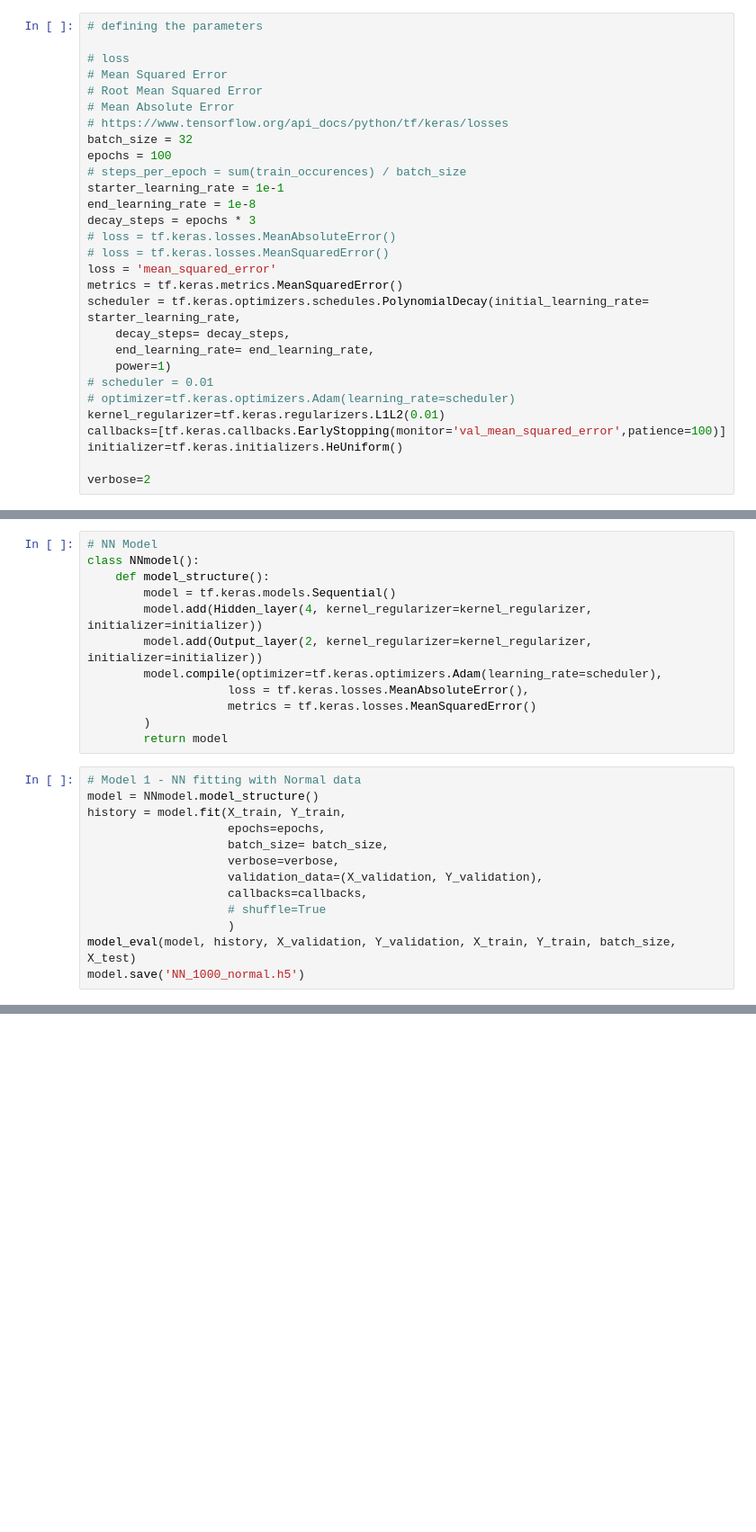
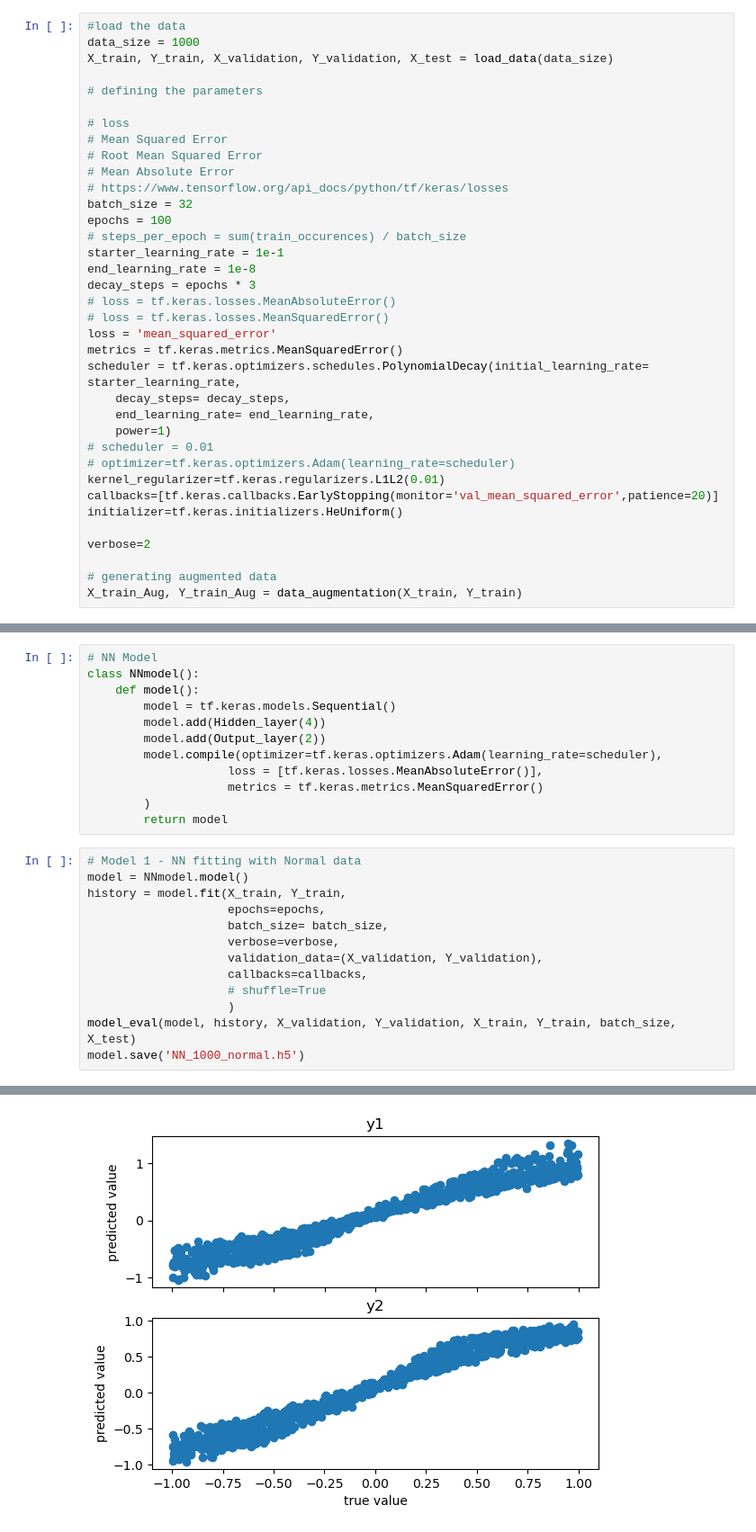
Before and after one commit to sreeragvn/FPDS-final-project-Leakage-Detection, a Jupyter notebook: leakage.ipynb, the cells around one changed output, grey strips where cells are left out. Shown at 90% size. Saved outputs shown, nothing was run; the diff lists cells and outputs as text; blank space fills up the shorter version.

Commit message:
fixed loading and saving model issue

```diff
--- a/leakage.ipynb
+++ b/leakage.ipynb
@@ -21,4 +22,8 @@ X_train, Y_train, X_validation, Y_validation, X_test = load_data(data_size)
 # %%
+#load the data
+data_size = 1000
+X_train, Y_train, X_validation, Y_validation, X_test = load_data(data_size)
+
 # defining the parameters
 
 # loss
@@ -43,7 +48,10 @@ scheduler = tf.keras.optimizers.schedules.PolynomialDecay(initial_learning_rate=
 # scheduler = 0.01
 # optimizer=tf.keras.optimizers.Adam(learning_rate=scheduler)
 kernel_regularizer=tf.keras.regularizers.L1L2(0.01)
-callbacks=[tf.keras.callbacks.EarlyStopping(monitor='val_mean_squared_error',patience=100)]
+callbacks=[tf.keras.callbacks.EarlyStopping(monitor='val_mean_squared_error',patience=20)]
 initializer=tf.keras.initializers.HeUniform()
 
 verbose=2
+
+# generating augmented data
+X_train_Aug, Y_train_Aug = data_augmentation(X_train, Y_train)
@@ -53,18 +113,18 @@ X_train_Aug, Y_train_Aug = data_augmentation(X_train, Y_train)
 # %%
 # NN Model
 class NNmodel():
-    def model_structure():
+    def model():
         model = tf.keras.models.Sequential()
-        model.add(Hidden_layer(4, kernel_regularizer=kernel_regularizer, initializer=initializer))
-        model.add(Output_layer(2, kernel_regularizer=kernel_regularizer, initializer=initializer))
+        model.add(Hidden_layer(4))
+        model.add(Output_layer(2))
         model.compile(optimizer=tf.keras.optimizers.Adam(learning_rate=scheduler),
-                    loss = tf.keras.losses.MeanAbsoluteError(),
-                    metrics = tf.keras.losses.MeanSquaredError()
+                    loss = [tf.keras.losses.MeanAbsoluteError()],
+                    metrics = tf.keras.metrics.MeanSquaredError()
         )
         return model
 # %%
 # Model 1 - NN fitting with Normal data
-model = NNmodel.model_structure()
+model = NNmodel.model()
 history = model.fit(X_train, Y_train,
                     epochs=epochs,
                     batch_size= batch_size,
@@ -75,3 +135,4 @@ history = model.fit(X_train, Y_train,
                     )
 model_eval(model, history, X_validation, Y_validation, X_train, Y_train, batch_size, X_test)
 model.save('NN_1000_normal.h5')
+# %% [output]
@@ -77,0 +156 @@ model.save('NN_1000_normal.h5')
+[figure, added]
```
Also changed, not shown: parts of 17 cells of this notebook, 5 other files.
